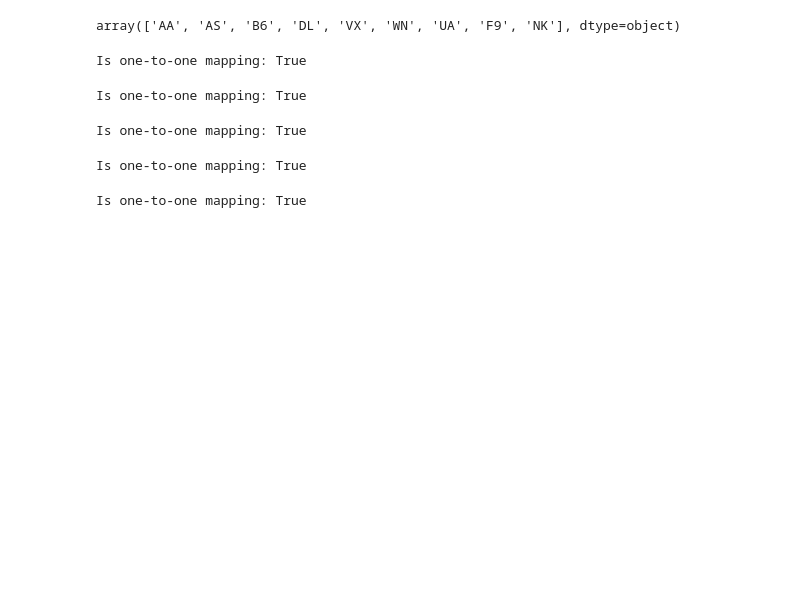
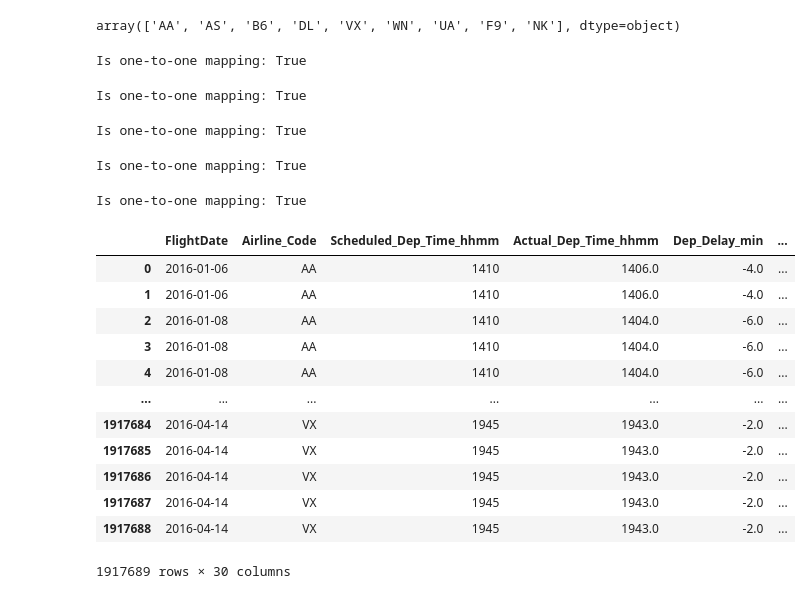
Before and after one commit to harshgupta6789/cap5771sp25-project, a Jupyter notebook: Scripts/feature_engineering.ipynb, the cells around one changed output. Drawn from its saved outputs; the diff is of its cells as text; code cells hidden in the pictures; blank space fills up the shorter version.

```diff
--- a/Scripts/feature_engineering.ipynb
+++ b/Scripts/feature_engineering.ipynb
@@ -143,7 +143,7 @@ df.rename(columns={'CRSArrTime': 'Scheduled_Actual_Arr_Time_hhmm'}, inplace=True
 df.rename(columns={'ArrTime': 'Actual_Arr_Time_hhmm'}, inplace=True)
 df.rename(columns={'ArrDelay': 'Arr_Delay_min'}, inplace=True)
 df.drop(columns=['ArrDelayMinutes'], inplace=True)
-df.rename(columns={'ArrDel15': 'If_Arr_Del_Over_15'}, inplace=True)
+df.rename(columns={'ArrDel15': 'If_Arr_Del_Over_15_min'}, inplace=True)
 df.drop(columns=['ArrTimeBlk'], inplace=True)
 df.rename(columns={'CRSElapsedTime': 'Scheduled_Elapsed_Time_min'}, inplace=True)
 df.rename(columns={'ActualElapsedTime': 'Actual_Elapsed_Time_min'}, inplace=True)
@@ -159,3 +159,19 @@ df.rename(columns={'EVENT_TYPE': 'WEATHER_TYPE'}, inplace=True)
 df.drop(columns=['MAGNITUDE_TYPE'], inplace=True)
 df.drop(columns=['CATEGORY'], inplace=True)
 df.rename(columns={'SOURCE': 'WEATHER_SOURCE'}, inplace=True)
+# %%
+df
+# %% [output]
+|  | FlightDate | Airline_Code | Scheduled_Dep_Time_hhmm | Actual_Dep_Time_hhmm | Dep_Delay_min | ... |
+| 0 | 2016-01-06 | AA | 1410 | 1406.0 | -4.0 | ... |
+| 1 | 2016-01-06 | AA | 1410 | 1406.0 | -4.0 | ... |
+| 2 | 2016-01-08 | AA | 1410 | 1404.0 | -6.0 | ... |
+| 3 | 2016-01-08 | AA | 1410 | 1404.0 | -6.0 | ... |
+| 4 | 2016-01-08 | AA | 1410 | 1404.0 | -6.0 | ... |
+| ... | ... | ... | ... | ... | ... | ... |
+| 1917684 | 2016-04-14 | VX | 1945 | 1943.0 | -2.0 | ... |
+| 1917685 | 2016-04-14 | VX | 1945 | 1943.0 | -2.0 | ... |
+| 1917686 | 2016-04-14 | VX | 1945 | 1943.0 | -2.0 | ... |
+| 1917687 | 2016-04-14 | VX | 1945 | 1943.0 | -2.0 | ... |
+| 1917688 | 2016-04-14 | VX | 1945 | 1943.0 | -2.0 | ... |
+1917689 rows × 30 columns
```
Also changed, not shown: parts of 22 cells of this notebook.
